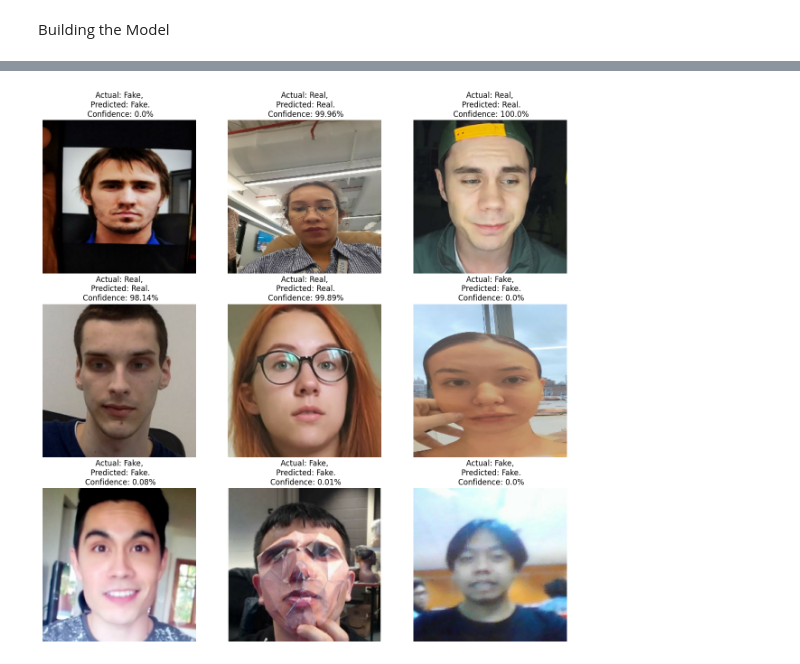
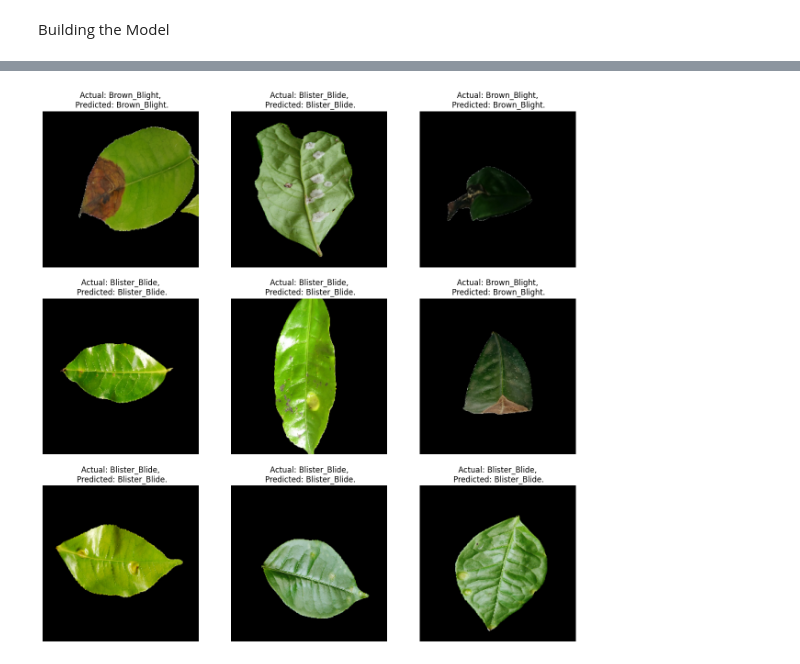
Before and after one commit to lakshan0714/Tea_Leaf_Disease_Backend, a Jupyter notebook: Tea_Leaf.ipynb, the cells around one changed output, grey strips where cells are left out. Saved outputs shown, nothing was run; the diff lists cells and outputs as text; code cells hidden in the pictures.

```diff
--- a/Tea_Leaf.ipynb
+++ b/Tea_Leaf.ipynb
@@ -160,13 +231,2 @@ model.compile(
     metrics=['accuracy']
 )
-# %%
-history=model.fit(
-    Train_ds,
-    batch_size=BATCH_SIZE,
-    epochs=100,
-    validation_data=Val_ds,
-
-
-
-
-)
@@ -190,0 +233,18 @@ Epoch 100/100
+# %%
+from tensorflow.keras.callbacks import EarlyStopping
+
+early_stop = EarlyStopping(
+    monitor='accuracy',
+    patience=10,
+    restore_best_weights=True,
+    mode='max',
+    verbose=1
+)
+
+history = model.fit(
+    Train_ds,
+    epochs=100,
+    validation_data=Val_ds,
+    class_weight=class_weight_dict,
+    callbacks=[early_stop]
+)
@@ -196,25 +305,27 @@ def predict(model, img):
     predictions = model.predict(img_array)
     confidence = round(100 * (np.max(predictions[0])), 2)
 
-    if(predictions[0]>0.9 and confidence>95.00):
+    if( np.argmax(predictions[0]) == 0):
+        predicted_class=class_names[0]
+    elif( np.argmax(predictions[0]) == 1):
         predicted_class=class_names[1]
     else:
-        predicted_class=class_names[0]
+        predicted_class=class_names[2]
 
-
-    return predicted_class, confidence
+    return predicted_class
 # %%
 import numpy as np
-plt.figure(figsize=(15, 15))
+plt.figure(figsize=(15,15))
 for images, labels in Test_ds.take(1):
     for i in range(9):
         ax = plt.subplot(3, 3, i + 1)
         plt.imshow(images[i].numpy().astype("uint8"))
 
-        predicted_class, confidence = predict(model, images[i].numpy())
+        predicted_class= predict(model, images[i].numpy())
+
         actual_class = class_names[labels[i]]
 
-        plt.title(f"Actual: {actual_class},\n Predicted: {predicted_class}.\n Confidence: {confidence}%")
+        plt.title(f"Actual: {actual_class},\n Predicted: {predicted_class}.")
 
         plt.axis("off")
 # %% [output]
@@ -230,3 +341,3 @@ for images, labels in Test_ds.take(1):
-[figure, old version]
+[figure, new version]
 # %%
 model_version=1
```
Also changed, not shown: parts of 17 cells of this notebook, 2 other files.
